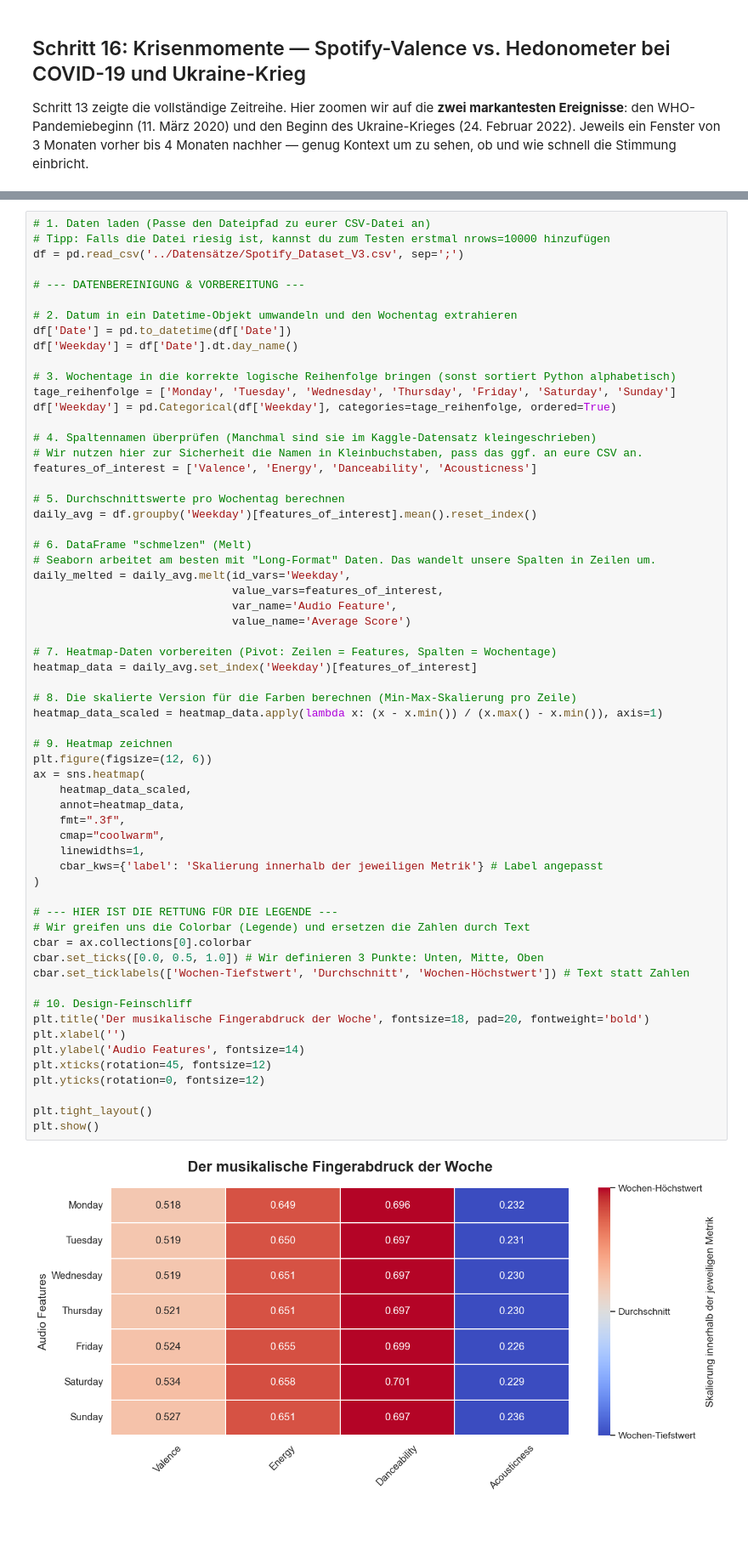
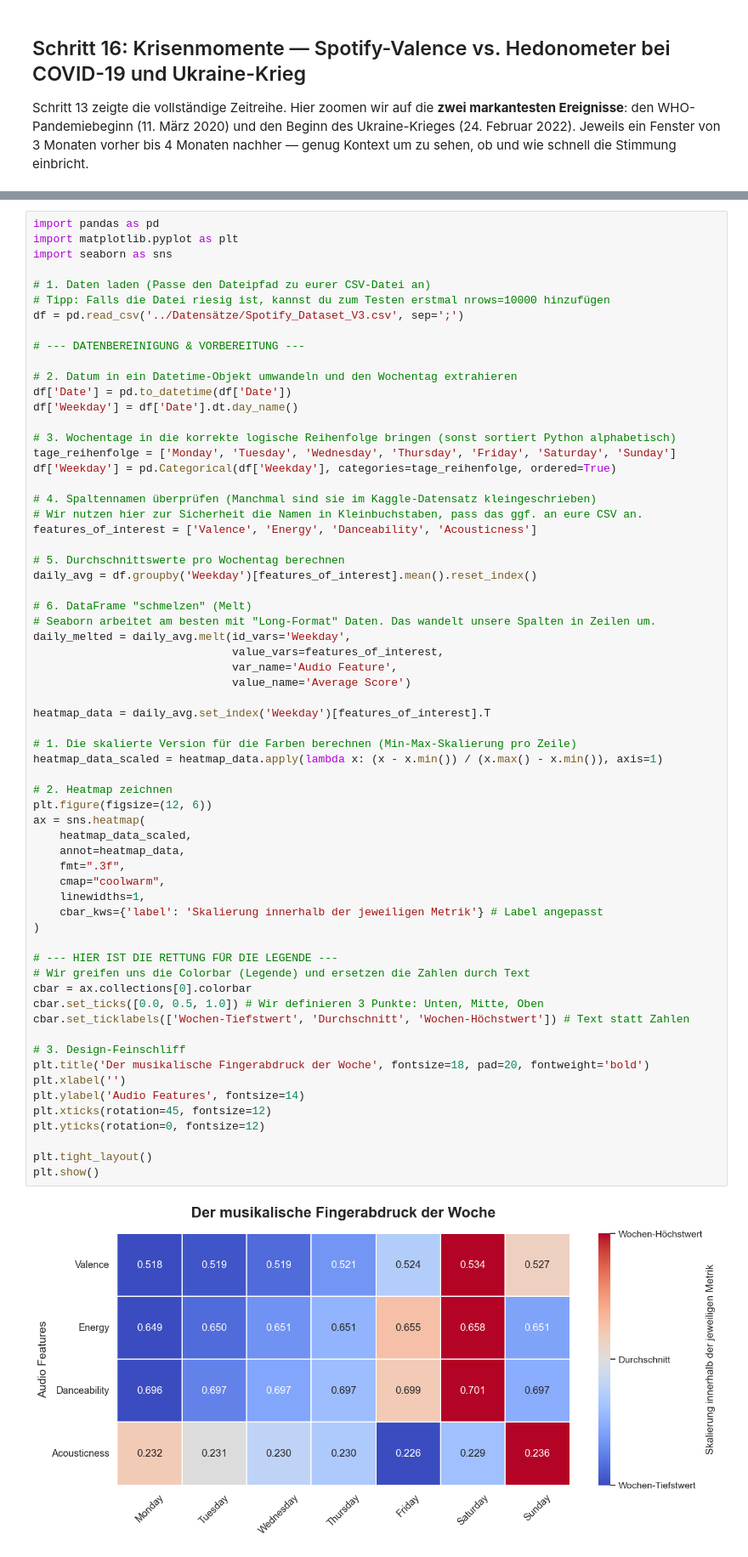
Before and after one commit to Jonas47833/Data-Visualisation, a Jupyter notebook: Notebook/Streaming_Stimmungs_Analyse.ipynb, the cells around one changed output, grey strips where cells are left out. Shown at 85% size. Saved outputs shown, nothing was run; the diff lists cells and outputs as text; blank space fills up the shorter version.

```diff
--- a/Notebook/Streaming_Stimmungs_Analyse.ipynb
+++ b/Notebook/Streaming_Stimmungs_Analyse.ipynb
@@ -1496,4 +1498,8 @@ Fertig.
 # %%
+import pandas as pd
+import matplotlib.pyplot as plt
+import seaborn as sns
+
 # 1. Daten laden (Passe den Dateipfad zu eurer CSV-Datei an)
 # Tipp: Falls die Datei riesig ist, kannst du zum Testen erstmal nrows=10000 hinzufügen
 df = pd.read_csv('../Datensätze/Spotify_Dataset_V3.csv', sep=';')
@@ -1522,40 +1528,39 @@ daily_melted = daily_avg.melt(id_vars='Weekday',
                               var_name='Audio Feature',
                               value_name='Average Score')
 
-# 7. Heatmap-Daten vorbereiten (Pivot: Zeilen = Features, Spalten = Wochentage)
-heatmap_data = daily_avg.set_index('Weekday')[features_of_interest]
+heatmap_data = daily_avg.set_index('Weekday')[features_of_interest].T
 
-# 8. Die skalierte Version für die Farben berechnen (Min-Max-Skalierung pro Zeile)
+# 1. Die skalierte Version für die Farben berechnen (Min-Max-Skalierung pro Zeile)
 heatmap_data_scaled = heatmap_data.apply(lambda x: (x - x.min()) / (x.max() - x.min()), axis=1)
 
-# 9. Heatmap zeichnen
+# 2. Heatmap zeichnen
 plt.figure(figsize=(12, 6))
 ax = sns.heatmap(
     heatmap_data_scaled,
     annot=heatmap_data,
     fmt=".3f",
     cmap="coolwarm",
     linewidths=1,
     cbar_kws={'label': 'Skalierung innerhalb der jeweiligen Metrik'} # Label angepasst
 )
 
 # --- HIER IST DIE RETTUNG FÜR DIE LEGENDE ---
 # Wir greifen uns die Colorbar (Legende) und ersetzen die Zahlen durch Text
 cbar = ax.collections[0].colorbar
 cbar.set_ticks([0.0, 0.5, 1.0]) # Wir definieren 3 Punkte: Unten, Mitte, Oben
 cbar.set_ticklabels(['Wochen-Tiefstwert', 'Durchschnitt', 'Wochen-Höchstwert']) # Text statt Zahlen
 
-# 10. Design-Feinschliff
+# 3. Design-Feinschliff
 plt.title('Der musikalische Fingerabdruck der Woche', fontsize=18, pad=20, fontweight='bold')
 plt.xlabel('')
 plt.ylabel('Audio Features', fontsize=14)
 plt.xticks(rotation=45, fontsize=12)
 plt.yticks(rotation=0, fontsize=12)
 
 plt.tight_layout()
 plt.show()
 # %% [output]
-[figure, old version]
+[figure, new version]
 # %% [markdown]
 ## Schritt 17: Saisonale Valence-Lücke im Jahresverlauf (2017–2022)
 Wie stabil ist der saisonale Stimmungsunterschied über die Jahre? Sommer- vs. Winter-Valence aus dem Spotify Global Top 200.
```
Also changed, not shown: parts of 1 cell of this notebook.
